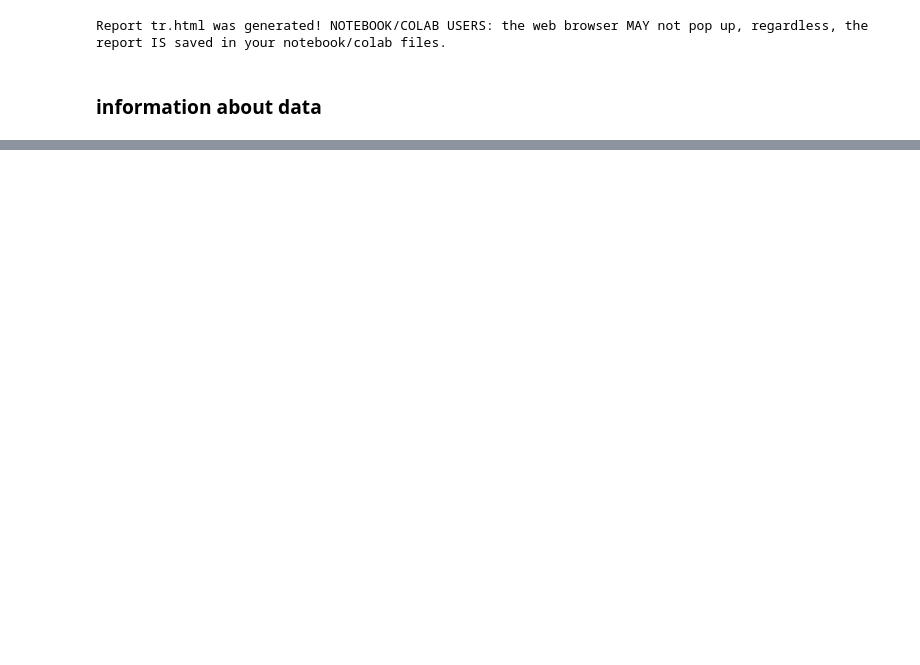
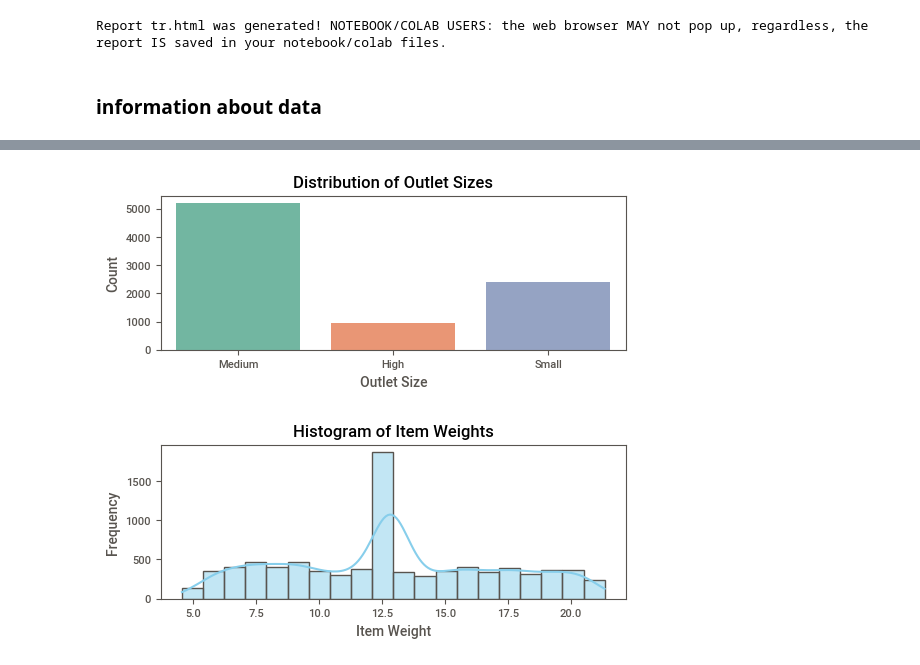
Before and after one commit to shanOnline99/Big-Mart-Sale-Prediction, a Jupyter notebook: Big_Mart_Sale_Prediction.ipynb, the cells around one changed output, grey strips where cells are left out. Saved outputs shown, nothing was run; the diff lists cells and outputs as text; code cells hidden in the pictures; blank space fills up the shorter version.

```diff
--- a/Big_Mart_Sale_Prediction.ipynb
+++ b/Big_Mart_Sale_Prediction.ipynb
@@ -320,9 +269 @@ Outlet_Type                     0
 dtype: int64
-# %%
-# Remove leading and trailing spaces from column names
-trainDf.columns = trainDf.columns.str.strip()
-
-# Count unique values in 'Item_Fat_Content'
-item_fat_content_value_counts = trainDf['Item_Fat_Content'].value_counts()
-print("Column 'Item_Fat_Content' Value Counts:")
-print(item_fat_content_value_counts)
@@ -336,0 +279,6 @@ Name: Item_Fat_Content, dtype: int64
+# %%
+# Fill missing values in 'Item_Weight' with the mean
+trainDf['Item_Weight'].fillna(trainDf['Item_Weight'].mean(), inplace=True)
+
+# Fill missing values in 'Outlet_Size' with the mode
+trainDf['Outlet_Size'].fillna(trainDf['Outlet_Size'].mode()[0], inplace=True)
@@ -336,0 +302,19 @@ Name: Item_Fat_Content, dtype: int64
+# %%
+# Create a bar plot for 'Outlet_Size'
+plt.figure(figsize=(6, 2))
+sns.countplot(data=trainDf, x='Outlet_Size', palette='Set2')
+plt.xlabel('Outlet Size')
+plt.ylabel('Count')
+plt.title('Distribution of Outlet Sizes')
+plt.show()
+
+# Create a histogram for 'Item_Weight'
+plt.figure(figsize=(6, 2))
+sns.histplot(data=trainDf, x='Item_Weight', bins=20, kde=True, color='skyblue')
+plt.xlabel('Item Weight')
+plt.ylabel('Frequency')
+plt.title('Histogram of Item Weights')
+plt.show()
+# %% [output]
+[figure, added]
+[figure, added]
```
Also changed, not shown: parts of 40 cells of this notebook.
